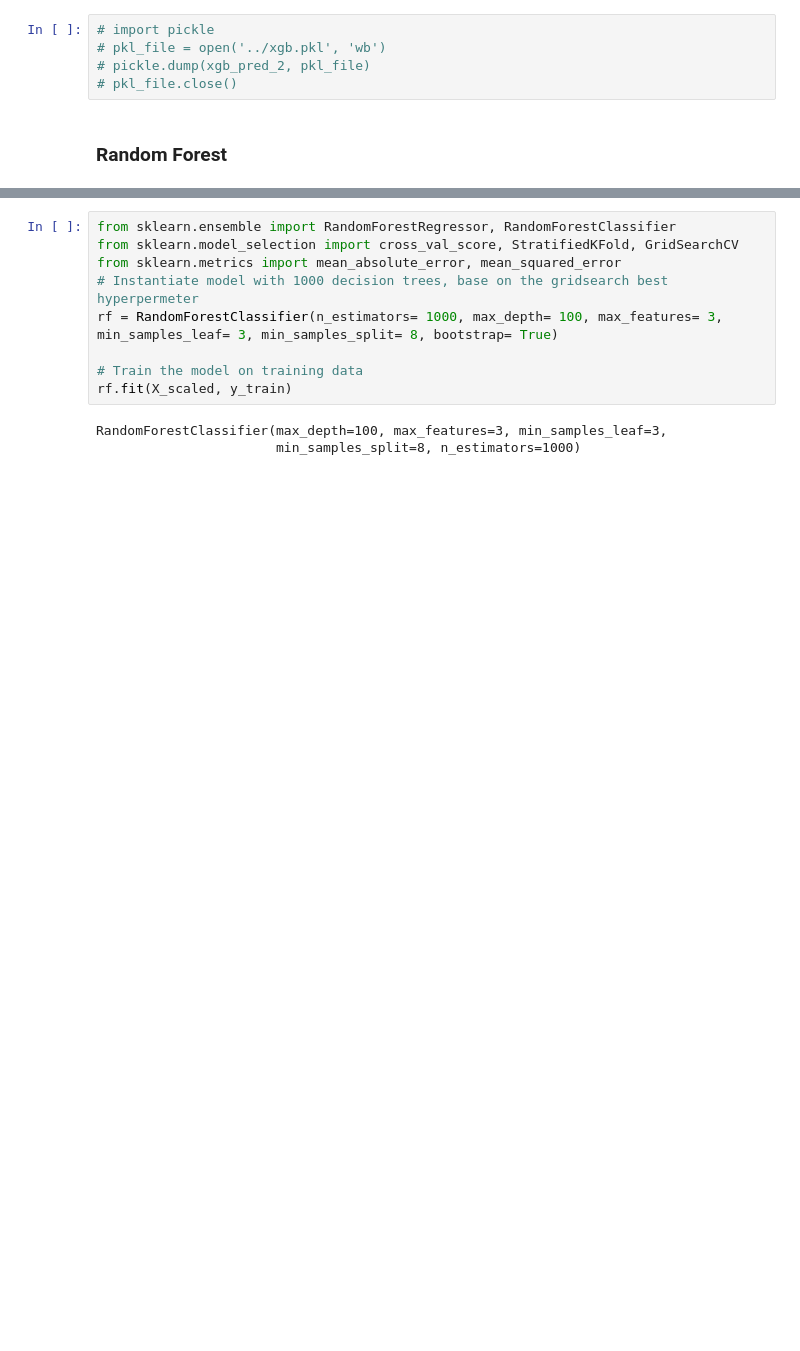
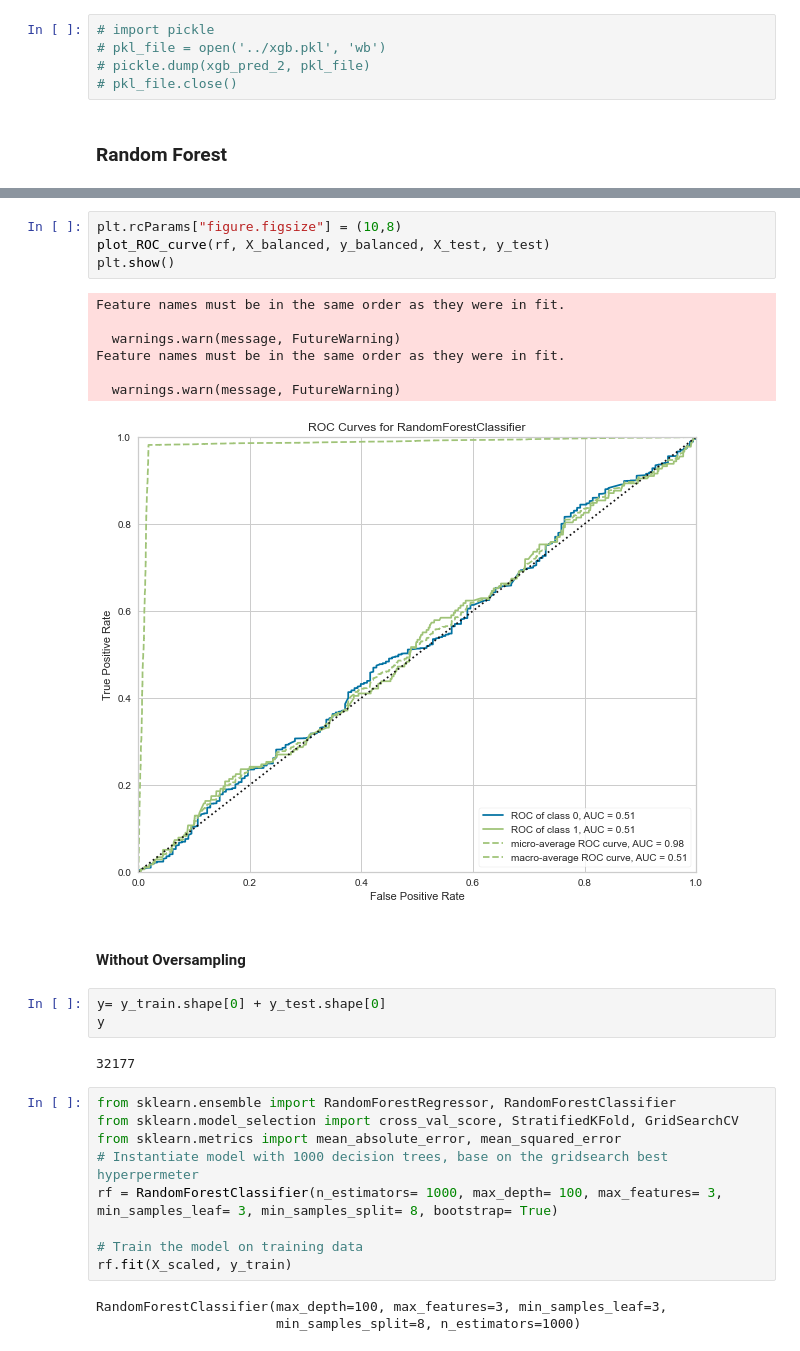
Before and after one commit to dvh549/Financial_Analytics, a Jupyter notebook: Main_Notebook.ipynb, the cells around one changed output, grey strips where cells are left out. Saved outputs shown, nothing was run; the diff lists cells and outputs as text; blank space fills up the shorter version.

```diff
--- a/Main_Notebook.ipynb
+++ b/Main_Notebook.ipynb
@@ -697,3 +773,22 @@ Testing Labels Shape: (18948,)
+# %%
+plt.rcParams["figure.figsize"] = (10,8)
+plot_ROC_curve(rf, X_balanced, y_balanced, X_test, y_test)
+plt.show()
+# %% [output]
+Feature names must be in the same order as they were in fit.
+
+  warnings.warn(message, FutureWarning)
+Feature names must be in the same order as they were in fit.
+
+  warnings.warn(message, FutureWarning)
+[figure, added]
+# %% [markdown]
+#### Without Oversampling
+# %%
+y= y_train.shape[0] + y_test.shape[0]
+y
+# %% [output]
+32177
 # %%
 from sklearn.ensemble import RandomForestRegressor, RandomForestClassifier
 from sklearn.model_selection import cross_val_score, StratifiedKFold, GridSearchCV
```
Also changed, not shown: parts of 32 cells of this notebook, 1 other file.
